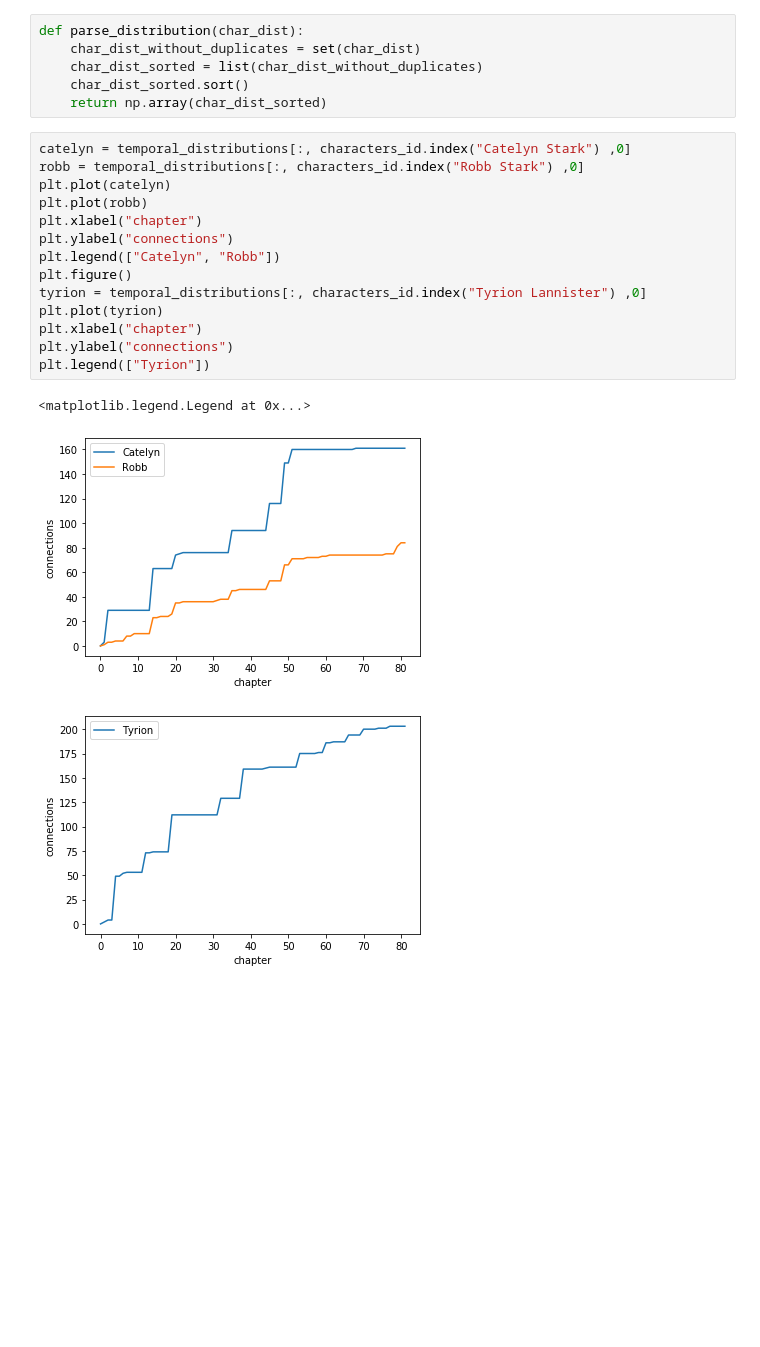
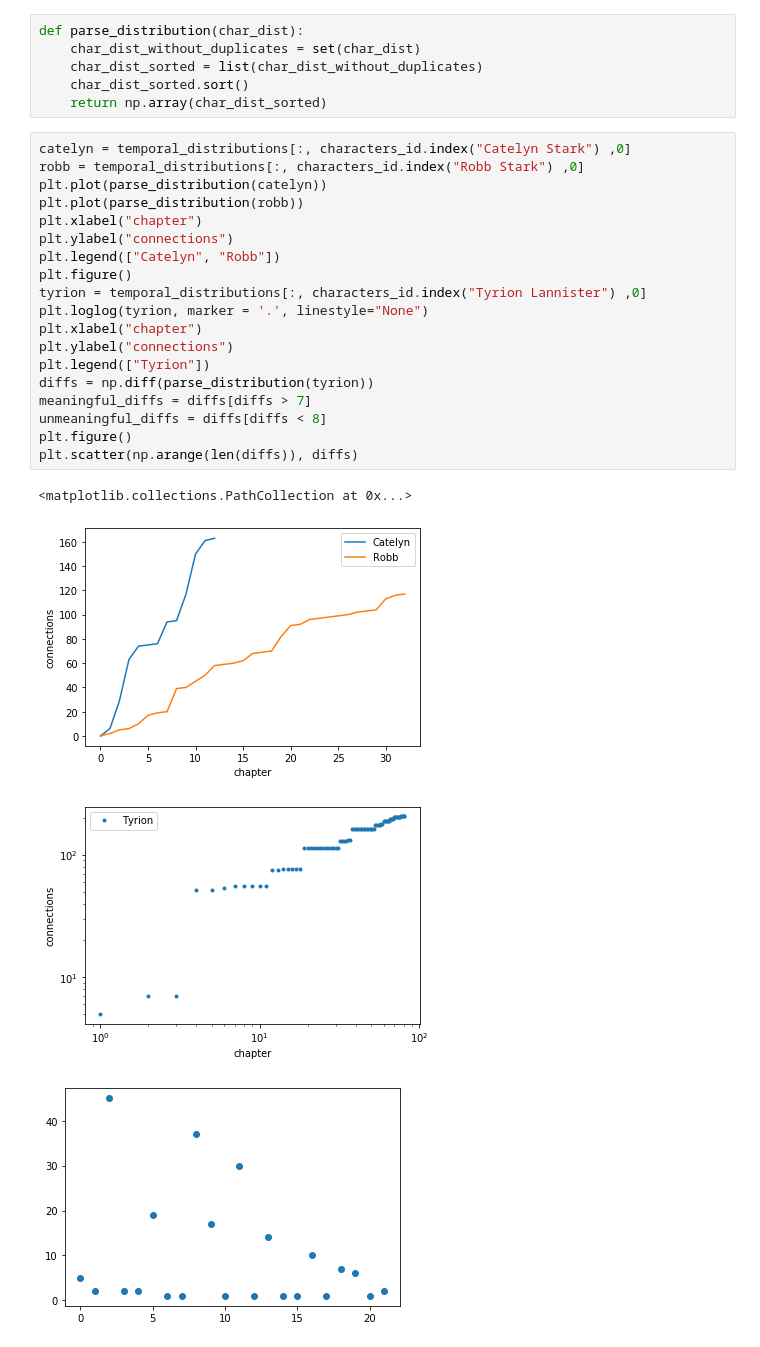
Before and after one commit to Dan8991/A-Storm-of-Nodes, a Jupyter notebook: got_network.ipynb, the cells around one changed output. Drawn from its saved outputs; the diff is of its cells as text; blank space fills up the shorter version.

```diff
--- a/got_network.ipynb
+++ b/got_network.ipynb
@@ -171,18 +182,24 @@ def parse_distribution(char_dist):
 # %%
 catelyn = temporal_distributions[:, characters_id.index("Catelyn Stark") ,0]
 robb = temporal_distributions[:, characters_id.index("Robb Stark") ,0]
-plt.plot(catelyn)
-plt.plot(robb)
+plt.plot(parse_distribution(catelyn))
+plt.plot(parse_distribution(robb))
 plt.xlabel("chapter")
 plt.ylabel("connections")
 plt.legend(["Catelyn", "Robb"])
 plt.figure()
 tyrion = temporal_distributions[:, characters_id.index("Tyrion Lannister") ,0]
-plt.plot(tyrion)
+plt.loglog(tyrion, marker = '.', linestyle="None")
 plt.xlabel("chapter")
 plt.ylabel("connections")
 plt.legend(["Tyrion"])
+diffs = np.diff(parse_distribution(tyrion))
+meaningful_diffs = diffs[diffs > 7]
+unmeaningful_diffs = diffs[diffs < 8]
+plt.figure()
+plt.scatter(np.arange(len(diffs)), diffs)
 # %% [output]
-<matplotlib.legend.Legend at 0x...>
+<matplotlib.collections.PathCollection at 0x...>
-[figure, old version]
+[figure, new version]
-[figure, old version]
+[figure, new version]
+[figure, added]
```
Also changed, not shown: parts of 12 cells of this notebook.
